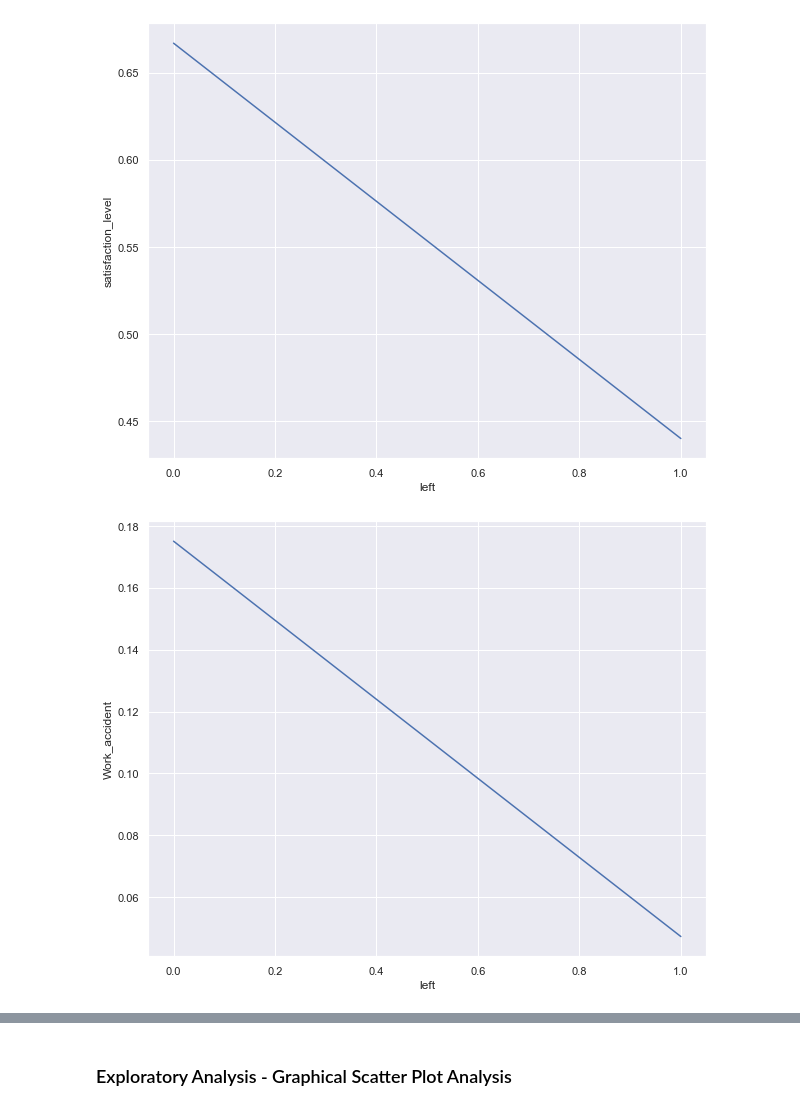
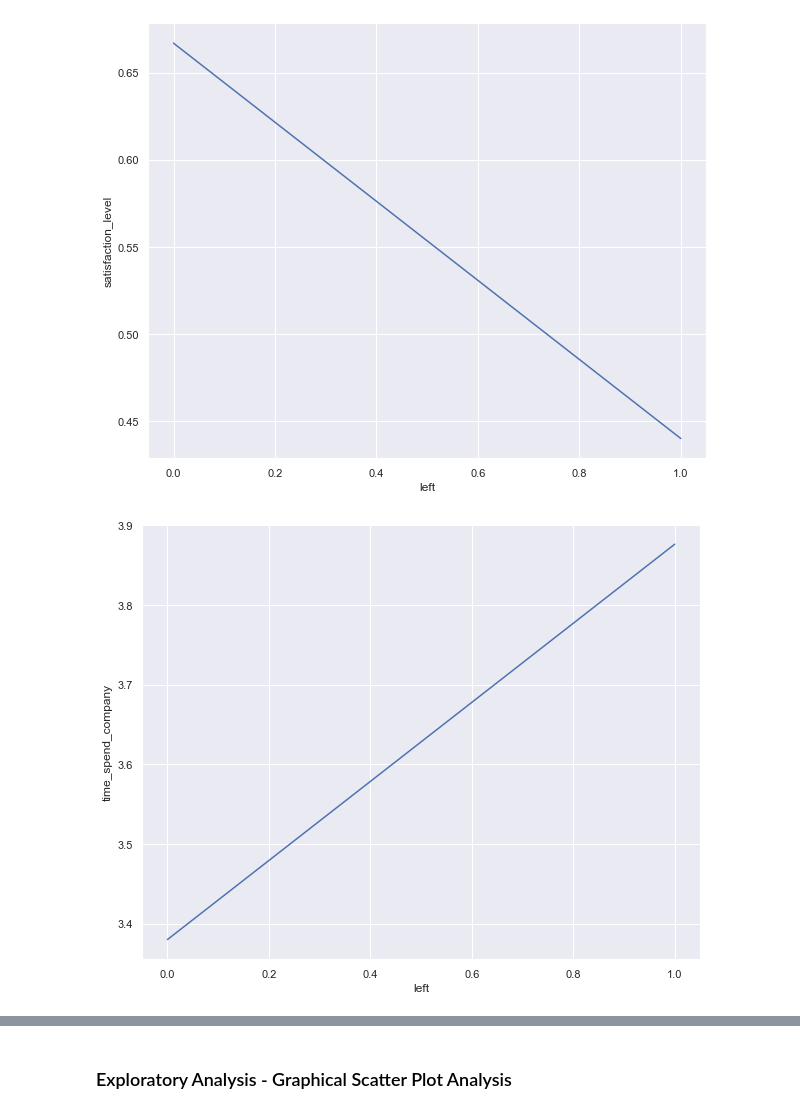
Before and after one commit to morganhardin/DS160_Final_Project_MEH, a Jupyter notebook: DS160_Final_Project_MEH.ipynb, the cells around one changed output, grey strips where cells are left out. Cells and saved outputs as stored; diff of their text form; code cells hidden in the pictures.

```diff
--- a/DS160_Final_Project_MEH.ipynb
+++ b/DS160_Final_Project_MEH.ipynb
@@ -157,7 +178,7 @@ plt.show()
 [figure]
 # %%
 sns.set(rc = {'figure.figsize': (10, 8)})
-sns.lineplot(x = 'left', y = 'Work_accident', ci = None, data = data)
+sns.lineplot(x = 'left', y = 'time_spend_company', ci = None, data = data)
 plt.show()
 # %% [output]
-[figure, old version]
+[figure, new version]
```
Also changed, not shown: parts of 35 cells of this notebook.
